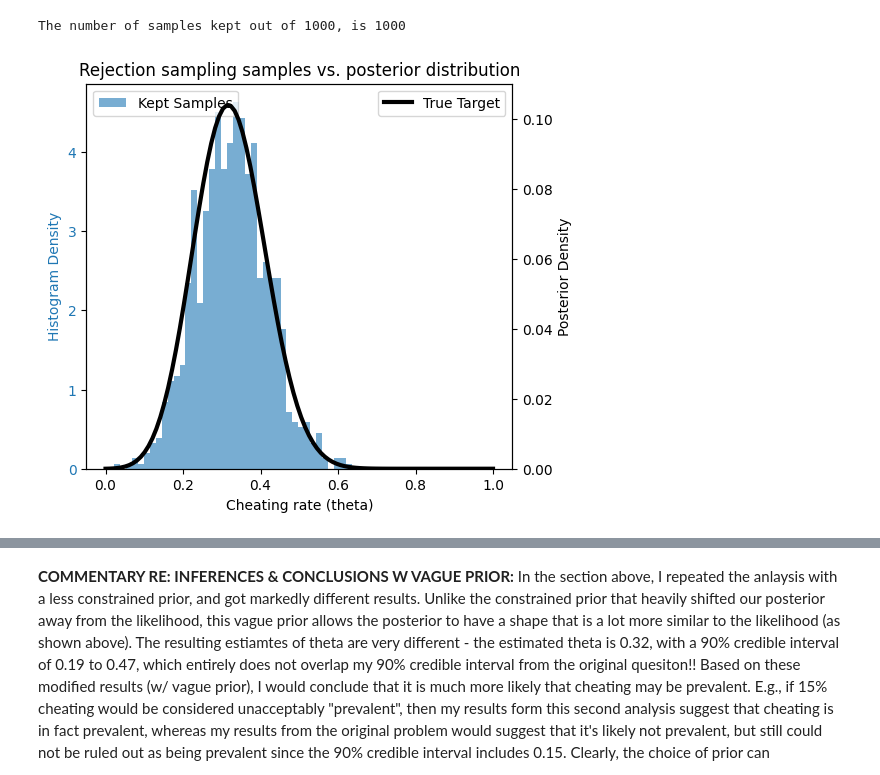
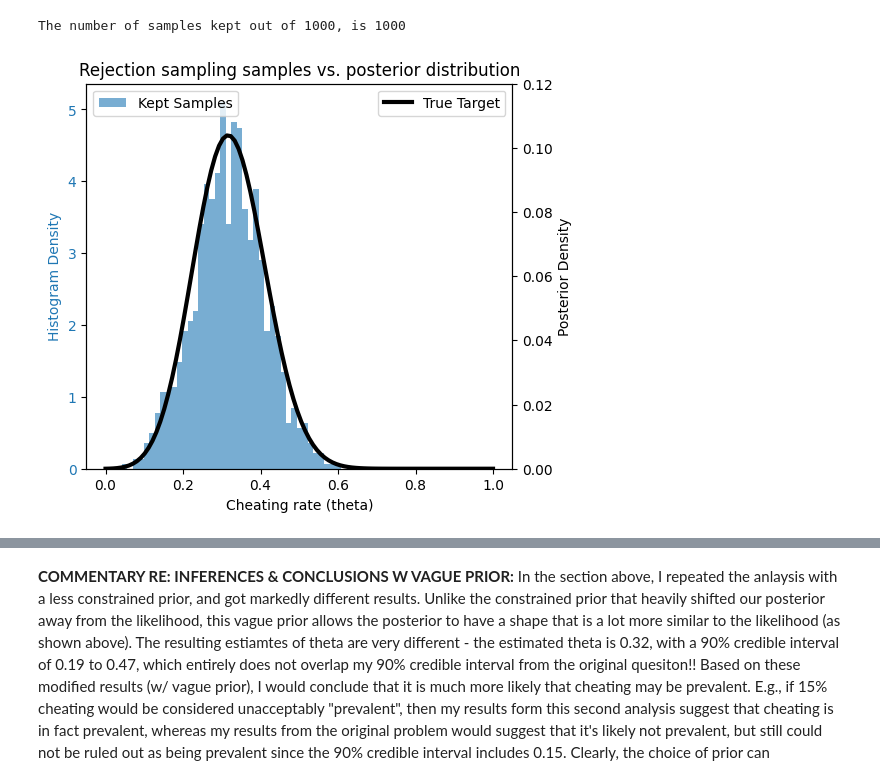
Before and after one commit to BEE4850-SP25/hw03-mcallen14, a Jupyter notebook: hw03_version2.ipynb, the cells around one changed output, grey strips where cells are left out. Cells and saved outputs as stored; diff of their text form; code cells hidden in the pictures.

```diff
--- a/hw03_version2.ipynb
+++ b/hw03_version2.ipynb
@@ -457,9 +460,10 @@ plt.show()
 # print(f'The number of samples kept out of {nsamp}, is {len(keep_samp)}')
 # %%
 # Rejection sampling
+random.seed(44)
 nsamp = 1_000
 
-keep_samp = []
+keep_samp_vague = []
 num_samp_kep = 0
 
 # run loop until 1,000 samples are kept via rejection sampling
@@ -476,34 +480,34 @@ while num_samp_kep < nsamp:
     #print(unif_density[i])
     if unif_density< posterior_:
         #print('keep sample')
-        keep_samp.append(unif_theta[0])
-        num_samp_kep = len(keep_samp)
-print(f'The number of samples kept out of {nsamp}, is {len(keep_samp)}')
+        keep_samp_vague.append(unif_theta[0])
+        num_samp_kep = len(keep_samp_vague)
+print(f'The number of samples kept out of {nsamp}, is {len(keep_samp_vague)}')
 # %% [output]
 The number of samples kept out of 1000, is 1000
 # %%
 fig, ax1 = plt.subplots(figsize=(5.5, 5))
 
 # Plot histogram on primary y-axis
-ax1.hist(keep_samp, bins=40, density=True, alpha=0.6, label='Kept Samples', color='C0')
+ax1.hist(keep_samp_vague, bins=40, density=True, alpha=0.6, label='Kept Samples', color='C0')
 ax1.set_xlabel("Cheating rate (theta)")
 ax1.set_ylabel("Histogram Density", color='C0')
 ax1.tick_params(axis='y', labelcolor='C0')
 
 # Create a second y-axis
 ax2 = ax1.twinx()
 ax2.plot(df_vague_prior['theta'], df_vague_prior['posterior'], linewidth=3, color='black', label='True Target')
 ax2.set_ylabel("Posterior Density", color='black')
 ax2.tick_params(axis='y', labelcolor='black')
-ax2.set_ylim(0, 0.11)
+ax2.set_ylim(0, 0.12)
 
 # Add legends
 ax1.legend(loc='upper left')
 ax2.legend(loc='upper right')
 
 plt.title('Rejection sampling samples vs. posterior distribution')
 
 plt.show()
 # %% [output]
-[figure, old version]
+[figure, new version]
 # %%
```
Also changed, not shown: parts of 21 cells of this notebook.
